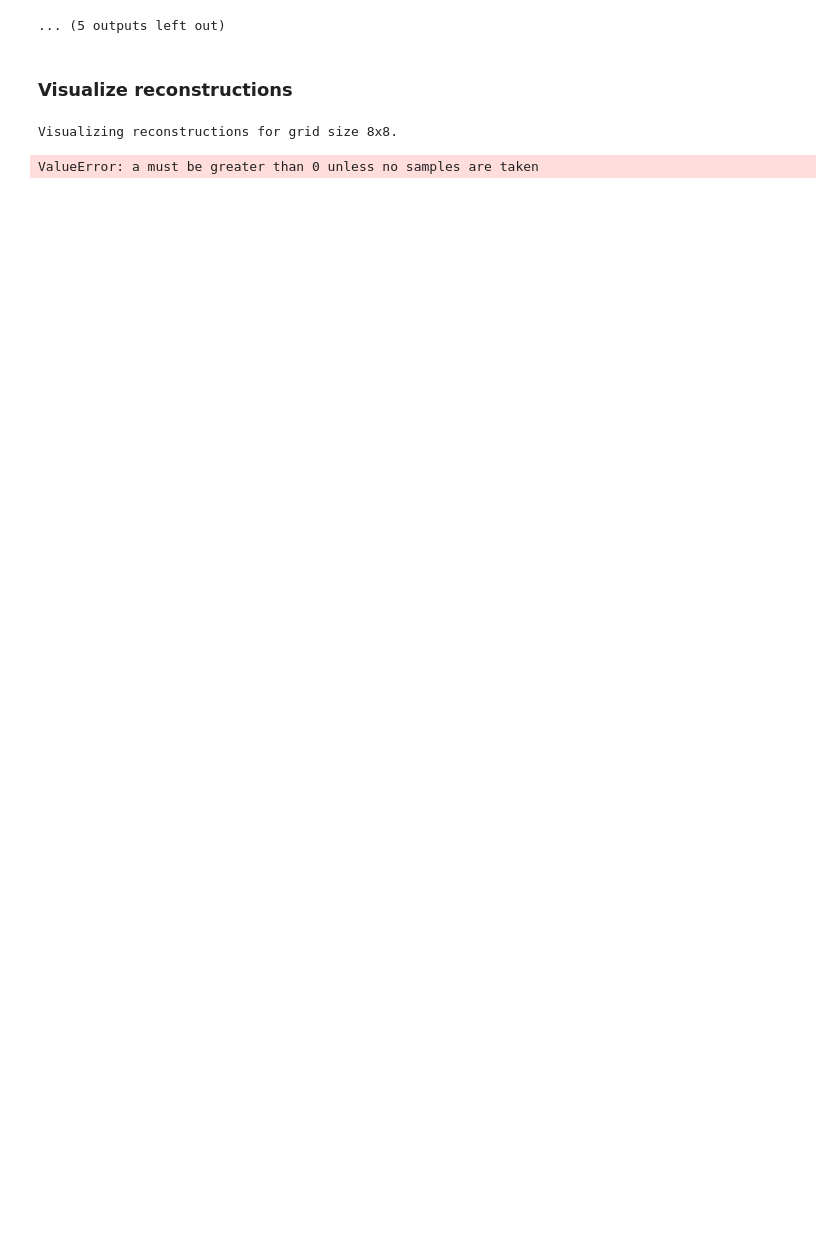
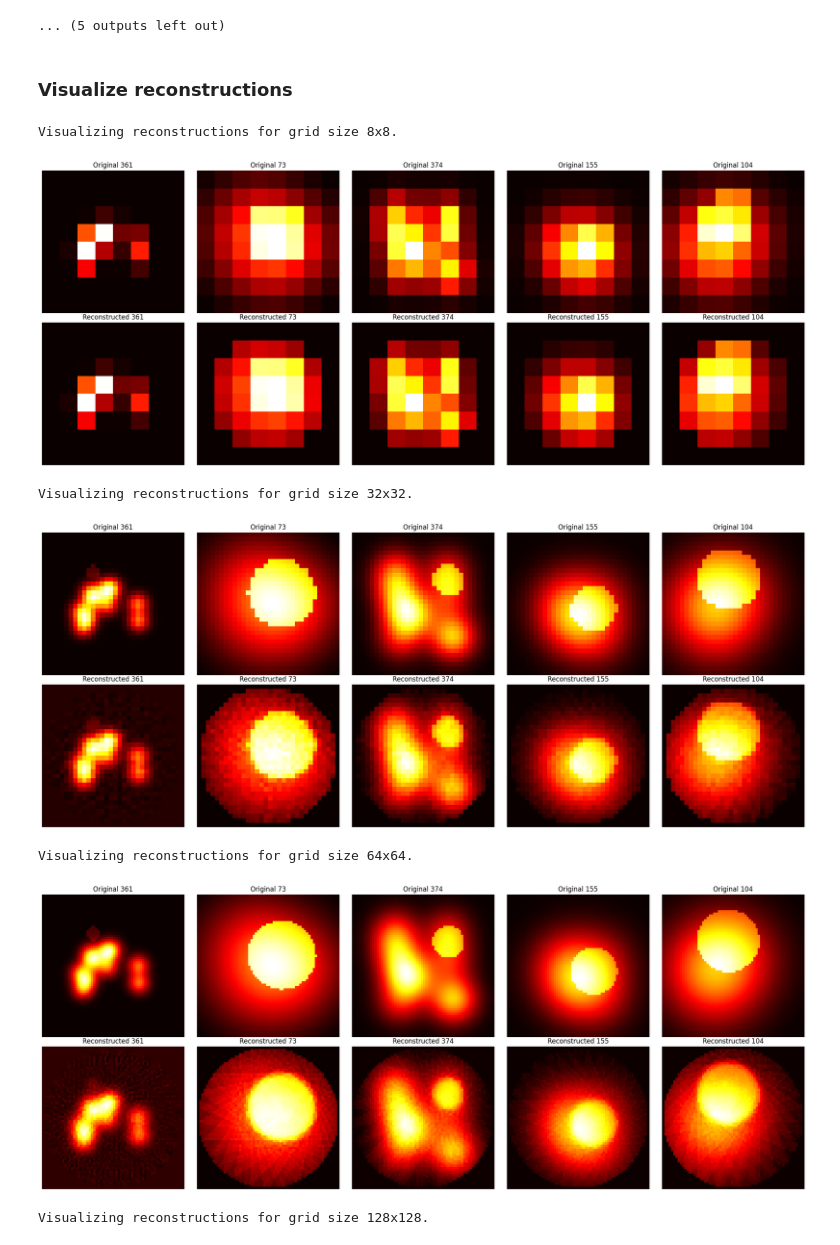
Before and after one commit to LukaiWang1998/mis_final_proj, a Jupyter notebook: project.ipynb, the cells around one changed output. Saved outputs shown, nothing was run; the diff lists cells and outputs as text; code cells hidden in the pictures; blank space fills up the shorter version.

```diff
--- a/project.ipynb
+++ b/project.ipynb
@@ -241,39 +291,43 @@ Singular value visualization completed for grid size 64x64.
 import systema
 import os
 import numpy as np
+import datagen
 
 for grid_size in grid_size_list:
     print(f"Visualizing reconstructions for grid size {grid_size}x{grid_size}.")
     object_dir = os.path.join(output_dir, f"{grid_size}x{grid_size}", "objects")
     system_dir = os.path.join(output_dir, f"{grid_size}x{grid_size}", "system")
     image_dir = os.path.join(output_dir, f"{grid_size}x{grid_size}", "images")
     reconstruction_dir = os.path.join(output_dir, f"{grid_size}x{grid_size}", "reconstructions")
 
     # Load and process objects
-    object_files = sorted(
-        [f for f in os.listdir(object_dir) if f.startswith("object_") and f.endswith(".npy")]
-    )
+    object_files = datagen.get_data_files_from_folder(object_dir)
 
     original_objects = []
     reconstructions = []
 
     for idx, obj_file in enumerate(object_files):
         obj = np.load(os.path.join(object_dir, obj_file))
         obj_downsampled = systema.downsample_object(obj, grid_size)
 
         proj = np.load(os.path.join(image_dir, f"image_{idx}.npy"))
         rec = np.load(os.path.join(reconstruction_dir, f"reconstruction_{idx}.npy"))
 
         original_objects.append(obj_downsampled)
         reconstructions.append(rec)
 
 
     # Set the random seed for reproducibility
     random_seed = 42
     np.random.seed(random_seed)
 
     # Visualize random samples
     systema.visualize_random_images(grid_size, original_objects, reconstructions, num_to_show=5)
 # %% [output]
 Visualizing reconstructions for grid size 8x8.
+[figure, added]
-ValueError: a must be greater than 0 unless no samples are taken
+Visualizing reconstructions for grid size 32x32.
+[figure, added]
+Visualizing reconstructions for grid size 64x64.
+[figure, added]
+Visualizing reconstructions for grid size 128x128.
```
Also changed, not shown: parts of 12 cells of this notebook, 8 other files.
